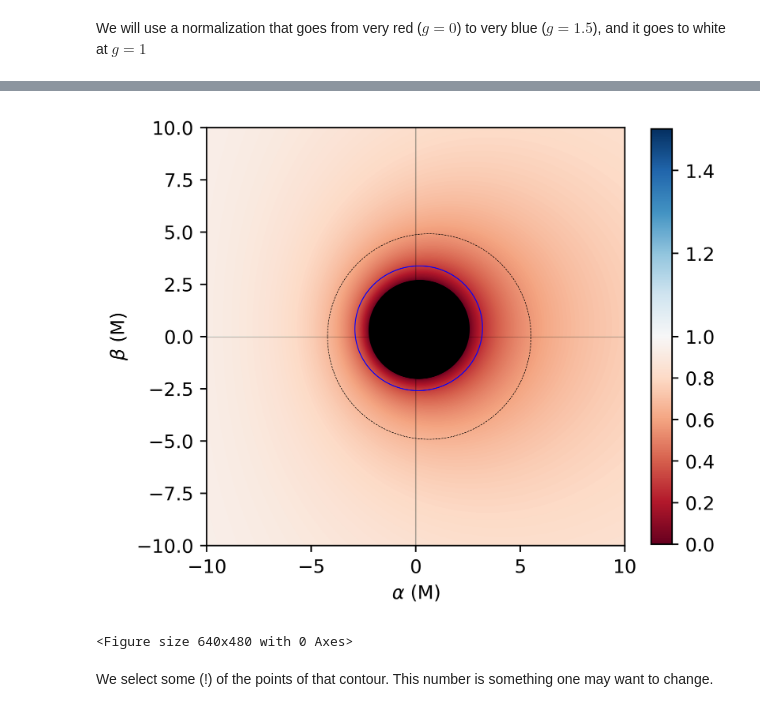
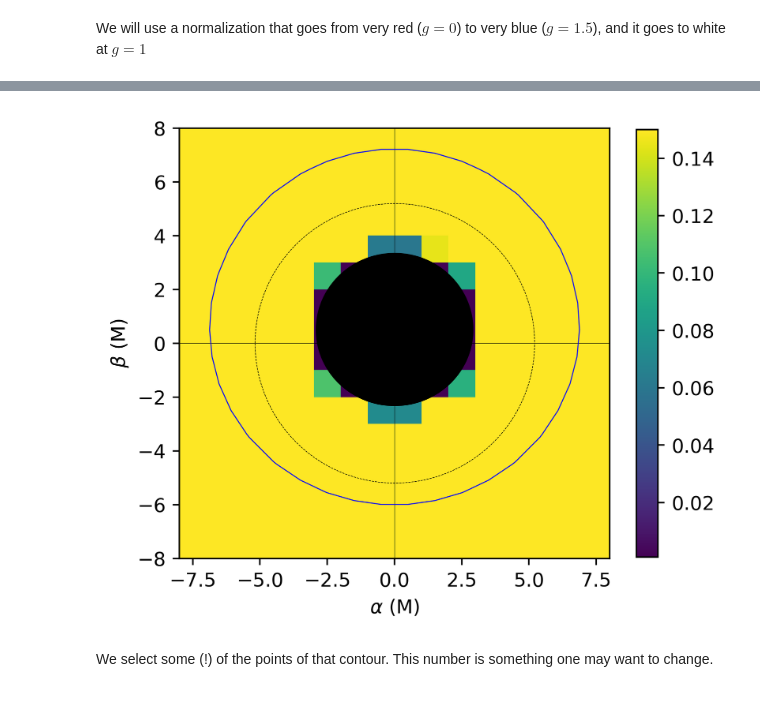
Before and after one commit to iAART/aart, a Jupyter notebook: Radius_Redshifit.ipynb, the cells around one changed output, grey strips where cells are left out. Drawn from its saved outputs; the diff is of its cells as text; code cells hidden in the pictures.

```diff
--- a/Radius_Redshifit.ipynb
+++ b/Radius_Redshifit.ipynb
@@ -127,32 +157,32 @@ divnorm=colors.TwoSlopeNorm(vmin=0, vcenter=1., vmax=1.5)
 # %%
 fig, ax = plt.subplots(figsize=[5,5],dpi=400)
 
 ax.axvline(0,color="k",linewidth=0.2)
 ax.axhline(0,color="k",linewidth=0.2)
 
 ax.plot(alpha_critc,beta_critc,color="k",linewidth=0.3,linestyle="--")
 ax.plot(alpha_critc,-beta_critc,color="k",linewidth=0.3,linestyle="--")
 
 ax.fill(hull_0i[:,0],hull_0i[:,1],color="k")
 
 CSg=ax.imshow(gs0,extent=[-lim0,lim0,-lim0,lim0],origin="lower",cmap="RdBu",norm=divnorm)
+CSg=ax.imshow(gs0,extent=[-lim0,lim0,-lim0,lim0],origin="lower",vmin=1e-3,vmax=0.15)
 
 CSr=ax.contour(rs0.reshape(N0,N0).T,levels=[radius],extent=[-lim0,lim0,-lim0,lim0],origin="lower",linewidths=0.5,colors='blue')
 
-ax.set_xlim(-lim0,lim0)
-ax.set_ylim(-lim0,lim0)
+ax.set_xlim(-8,8)
+ax.set_ylim(-8,8)
 
 ax.set_xlabel(r"$\alpha$"+" "+"(M)")
 ax.set_ylabel(r"$\beta$"+" "+"(M)")
 
 plt.colorbar(CSg,shrink=0.8)
 
 plt.show()
 
-plt.savefig('Redshift.png',dpi=400,bbox_inches='tight')
+#plt.savefig('Redshift.png',dpi=400,bbox_inches='tight')
 # %% [output]
-[figure, old version]
+[figure, new version]
-<Figure size 640x480 with 0 Axes>
 # %% [markdown]
 We select some (!) of the points of that contour. This number is something one may want to change.
 # %%
```
Also changed, not shown: parts of 50 cells of this notebook, 1 other file.
